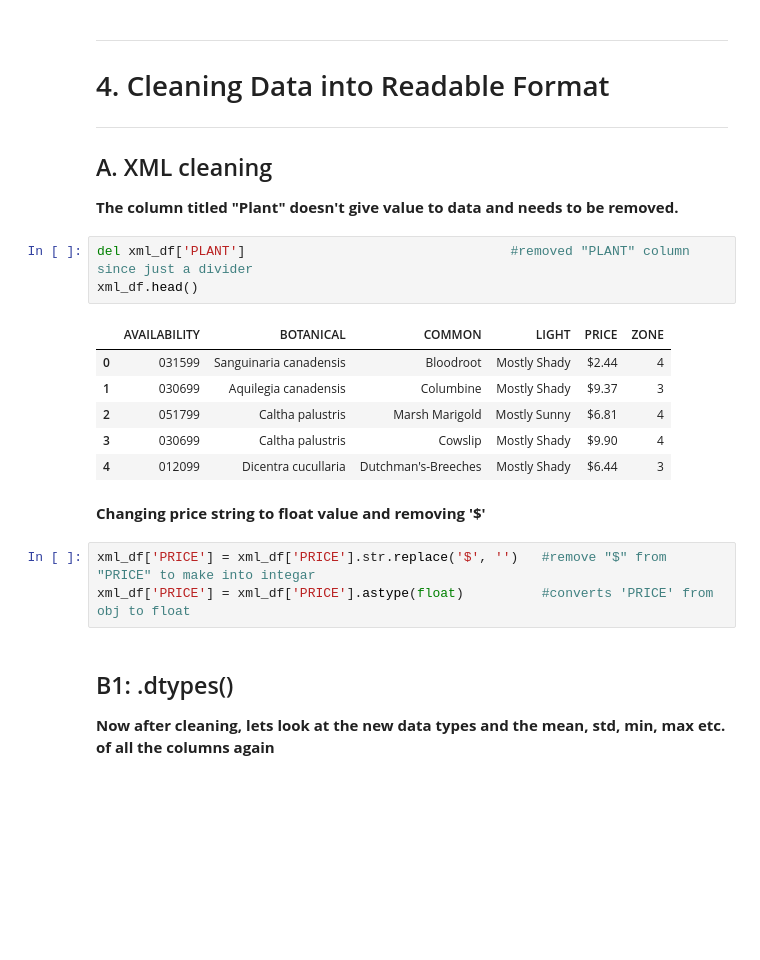
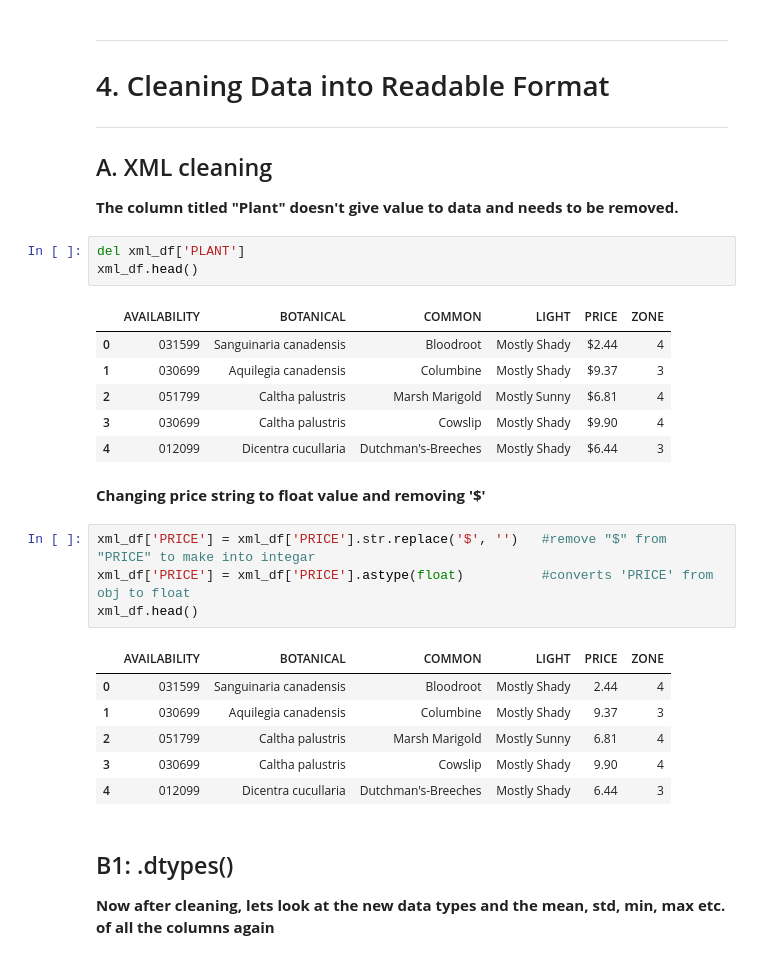
Before and after one commit to msaadah/Data-Analysis-Notebook, a Jupyter notebook: Datasets_Filetypes/Manipulating_XML_File/XML_Plants.ipynb, the cells around one changed output. Drawn from its saved outputs; the diff is of its cells as text; blank space fills up the shorter version.

```diff
--- a/Datasets_Filetypes/Manipulating_XML_File/XML_Plants.ipynb
+++ b/Datasets_Filetypes/Manipulating_XML_File/XML_Plants.ipynb
@@ -169,7 +178,7 @@ Name: LIGHT, dtype: int64
 
 **The column titled "Plant" doesn't give value to data and needs to be removed.**
 # %%
-del xml_df['PLANT']                                  #removed "PLANT" column since just a divider
+del xml_df['PLANT']
 xml_df.head()
 # %% [output]
 |  | AVAILABILITY | BOTANICAL | COMMON | LIGHT | PRICE | ZONE |
@@ -183,6 +192,14 @@ xml_df.head()
 # %%
 xml_df['PRICE'] = xml_df['PRICE'].str.replace('$', '')   #remove "$" from "PRICE" to make into integar
 xml_df['PRICE'] = xml_df['PRICE'].astype(float)          #converts 'PRICE' from obj to float
+xml_df.head()
+# %% [output]
+|  | AVAILABILITY | BOTANICAL | COMMON | LIGHT | PRICE | ZONE |
+| 0 | 031599 | Sanguinaria canadensis | Bloodroot | Mostly Shady | 2.44 | 4 |
+| 1 | 030699 | Aquilegia canadensis | Columbine | Mostly Shady | 9.37 | 3 |
+| 2 | 051799 | Caltha palustris | Marsh Marigold | Mostly Sunny | 6.81 | 4 |
+| 3 | 030699 | Caltha palustris | Cowslip | Mostly Shady | 9.90 | 4 |
+| 4 | 012099 | Dicentra cucullaria | Dutchman's-Breeches | Mostly Shady | 6.44 | 3 |
 # %% [markdown]
 ## B1:   .dtypes()
 
```
Also changed, not shown: parts of 12 cells of this notebook, 13 other files.
